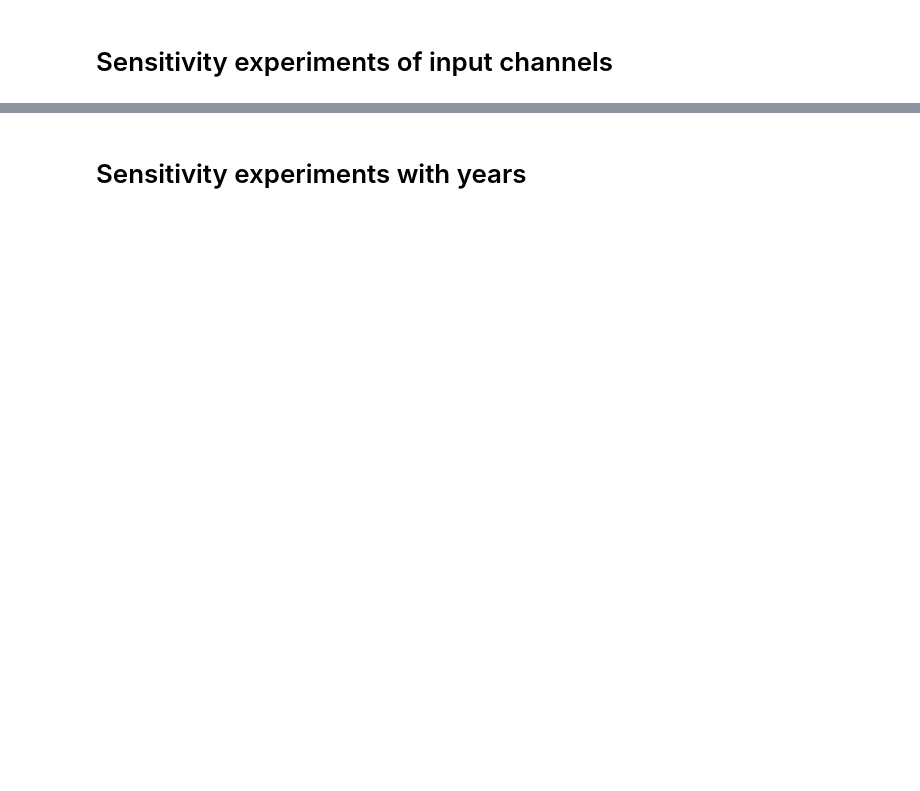
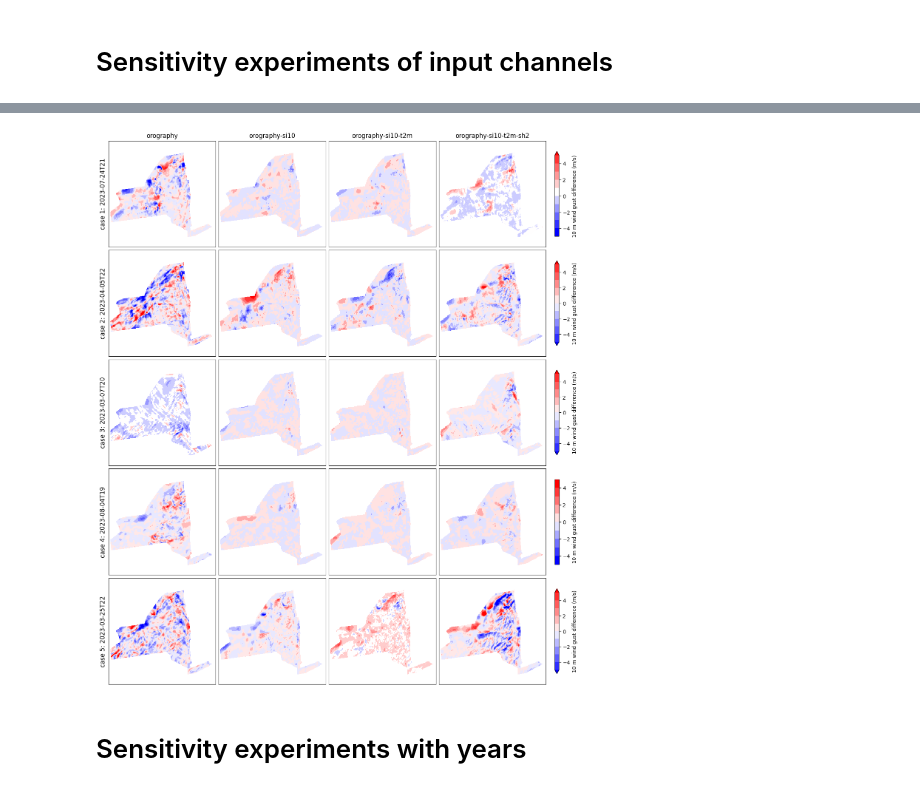
Before and after one commit to HarishBaki/Sparse_to_dense_meteorological_variables, a Jupyter notebook: results.ipynb, the cells around one changed output, grey strips where cells are left out. Drawn from its saved outputs; the diff is of its cells as text; code cells hidden in the pictures; blank space fills up the shorter version.

```diff
--- a/results.ipynb
+++ b/results.ipynb
@@ -199,3 +342,62 @@ SwinT2UNet | orography-si10-t2m-sh2         | Metric: 0.9308
+# %%
+import matplotlib.pyplot as plt
+import numpy as np
+import xarray as xr
+from matplotlib.colors import TwoSlopeNorm
+
+cmap = 'bwr'  # blue-white-red for difference
+variable = 'i10fg'
+mask = xr.open_dataset('mask_2d.nc').mask
+
+# Experiments to loop over
+experiments = [
+    'orography',
+    'orography-si10',
+    'orography-si10-t2m',
+    'orography-si10-t2m-sh2'
+]
+
+time_instances = ['2023-07-24T21',
+                  '2023-04-05T22',
+                  '2023-03-07T20',
+                  '2023-08-04T19',
+                  '2023-03-25T22']
+fig, axes = plt.subplots(len(time_instances), len(experiments), figsize=(3*len(experiments)+1, 3*len(time_instances)), constrained_layout=True)
+levels = np.arange(-5, 5.1, 1)
+norm = TwoSlopeNorm(vmin=levels[0], vcenter=0, vmax=levels[-1])
+
+for i, time_instance in enumerate(time_instances):
+    # RTMA reference
+    rtma = xr.open_zarr('data/RTMA.zarr')[variable].sel(time=time_instance)
+    # Loop over experiments
+    prev_pred = rtma
+    for j, exp in enumerate(experiments):
+        ax = axes[i,j]
+        test_zarr = f'checkpoints/{variable}/UNet/{exp}/2018-2021/all-stations/MaskedCharbonnierLoss/standard/RTMA_test.zarr'
+        curr_pred = xr.open_zarr(test_zarr)[variable].sel(time=time_instance)
+
+        diff = (curr_pred - prev_pred).where(mask)
+
+        im = diff.plot(
+            ax=ax,
+            cmap=cmap,
+            levels=levels,
+            norm=norm,
+            add_colorbar=False
+        )
+        ax.set_title(exp, fontsize=12) if i == 0 else ax.set_title('')
+        ax.set_xticks([])
+        ax.set_yticks([])
+        ax.set_xlabel('')
+        ax.set_ylabel(f'case {i+1}: {time_instance}', fontsize=12) if j == 0 else ax.set_ylabel('')
+
+        prev_pred = curr_pred
+
+    # Shared colorbar
+    fig.colorbar(im, ax=axes[i,:], orientation='vertical', location='right',
+                shrink=0.8, pad=0.02, label='10 m wind gust difference (m/s)')
+# %% [output]
+[figure, added]
 # %% [markdown]
 # Sensitivity experiments with years
 # %%
```
Also changed, not shown: parts of 16 cells of this notebook.
